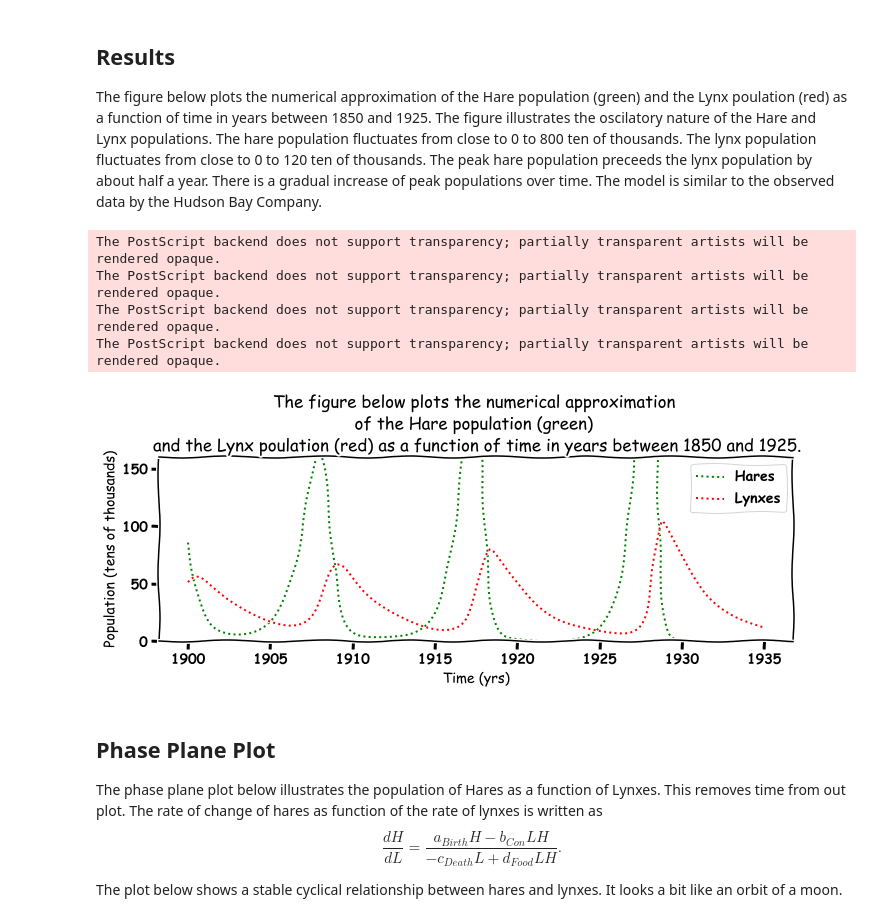
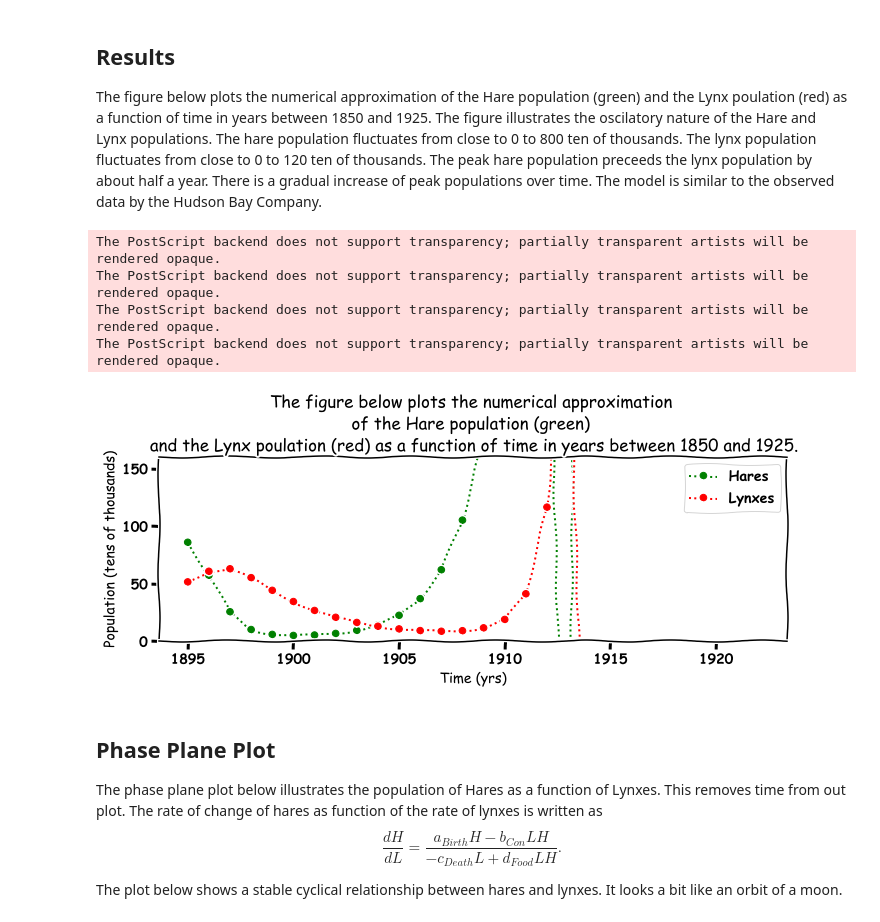
Before and after one commit to john-s-butler-dit/Predator-Prey-for-Young-Minds, a Jupyter notebook: Snow Hares and Lynxes Frontiers for Young Minds.ipynb, the cells around one changed output. Saved outputs shown, nothing was run; the diff lists cells and outputs as text; code cells hidden in the pictures.

```diff
--- a/Snow Hares and Lynxes Frontiers for Young Minds.ipynb
+++ b/Snow Hares and Lynxes Frontiers for Young Minds.ipynb
@@ -76,11 +76,11 @@ this set of equations models the interaction between snow hares (H) and lynxes (
 * $c_{Death}$ is the death rate of lynxes if there is no food source;
 * $d_{Food}$ is the rate that lynxes eat the snow hares to survive (interaction).
 # %%
-a_Birth=0.32*A
-b_Con=0.01*A
-c_Death=0.045*A*B
-d_Food=0.001*A*B
+a_Birth=0.9
+b_Con=0.024
+c_Death=0.238
+d_Food=0.005
 
-print(c_Death/d_Food)
-print(a_Birth/b_Con)
+a_Birth/b_Con
+c_Death/d_Food
 # %% [output]
@@ -96,10 +95,10 @@ t_i=0+i h,
 for $i=0,...10$.
 The figure below illustrate the discrete domain.
 # %%
-h=0.1
-time=np.arange(1900,1935+h/2,h)
+h=1
+time=np.arange(1895,1935+h/2,h)
 #t=Pred_prey_data.Year
-fig = plt.figure(1,figsize=(5,4))
+fig = plt.figure(1,figsize=(12,4))
 ax = fig.add_subplot(1,1,1)
 ax.plot(time,0*time,'o:',color='k')
 ax.set_xlabel('Time (yrs)')
@@ -142,31 +138,31 @@ The model is similar to the observed data by the Hudson Bay Company.
 # %%
 with plt.xkcd():
     ## Plotting Figure
     fig = plt.figure(1,figsize=(10,4))
 
     ax = fig.add_subplot(1,1,1)
 
-    ax.plot(time,H,':',color='green',label='Hares')
-    ax.plot(time,L,':',color='red',label='Lynxes')
+    ax.plot(time,H,'o:',color='green',label='Hares')
+    ax.plot(time,L,'o:',color='red',label='Lynxes')
 
     ax.legend()
     ax.set_xlabel('Time (yrs)')
     ax.set_ylabel('Population (tens of thousands)')
     ax.legend(loc='best')
     ax.set_title('The figure below plots the numerical approximation \n of the Hare population (green)  \nand the Lynx poulation (red) as a function of time in years between 1850 and 1925.')
     plt.tight_layout()
     plt.subplots_adjust(top=0.85)
     plt.ylim(0,160)
     plt.savefig('PredPreySinglePlot.eps', format='eps')
 
 
     plt.show()
 # %% [output]
 The PostScript backend does not support transparency; partially transparent artists will be rendered opaque.
 The PostScript backend does not support transparency; partially transparent artists will be rendered opaque.
 The PostScript backend does not support transparency; partially transparent artists will be rendered opaque.
 The PostScript backend does not support transparency; partially transparent artists will be rendered opaque.
-[figure, old version]
+[figure, new version]
 # %% [markdown]
 ## Phase Plane Plot
 The phase plane plot below illustrates the population of Hares as a function of Lynxes. This removes time from out plot.
```
Also changed, not shown: parts of 3 cells of this notebook, 5 other files.
